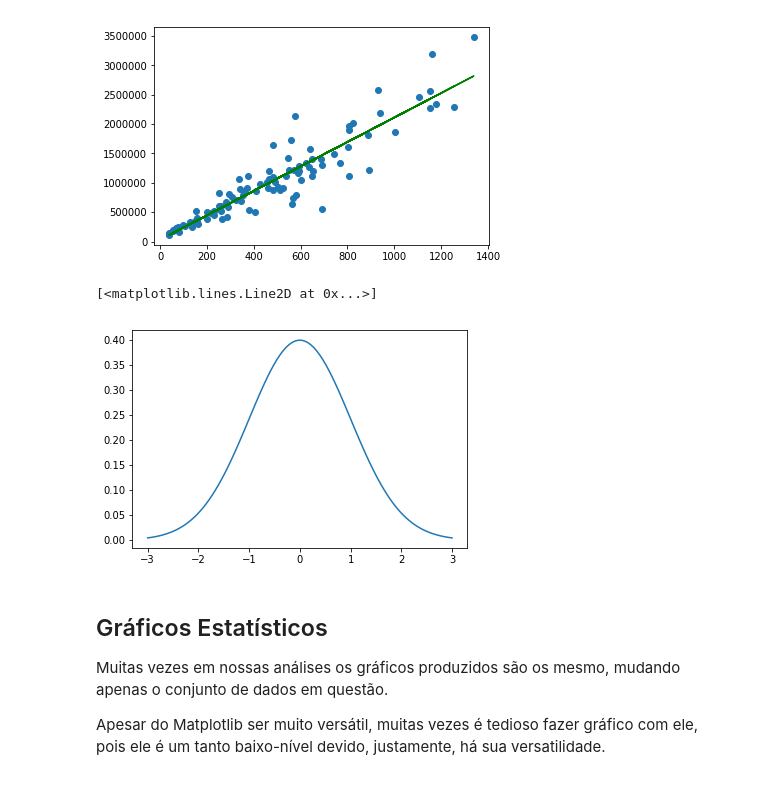
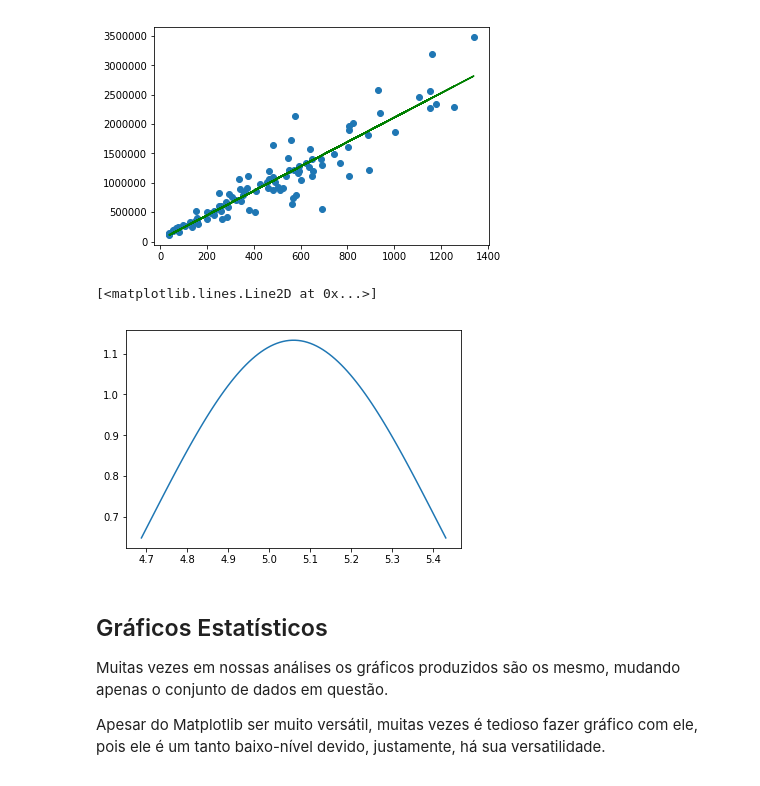
Before and after one commit to raphaelcampos/introducao-linguagens-estatisticas, a Jupyter notebook: python/aula_03/visualizacao.ipynb, the cells around one changed output. Cells and saved outputs as stored; diff of their text form; code cells hidden in the pictures.

```diff
--- a/python/aula_03/visualizacao.ipynb
+++ b/python/aula_03/visualizacao.ipynb
@@ -37,16 +37,16 @@ plt.plot(X, w*X + b, color="green")
 [<matplotlib.lines.Line2D at 0x...>]
 [figure]
 # %%
-mu = 0
-varianca = 1
+mu = 5.06
+varianca = 0.124
 sigma = np.sqrt(varianca)
 x = np.linspace(mu - 3*varianca, mu + 3*varianca, 100)
 
 # plotando uma distribuição normal
 plt.plot(x, stats.norm(mu, sigma).pdf(x))
 # %% [output]
 [<matplotlib.lines.Line2D at 0x...>]
-[figure, old version]
+[figure, new version]
 # %% [markdown]
 ## Gráficos Estatísticos
 
```
Also changed, not shown: parts of 9 cells of this notebook, 1 other file.
